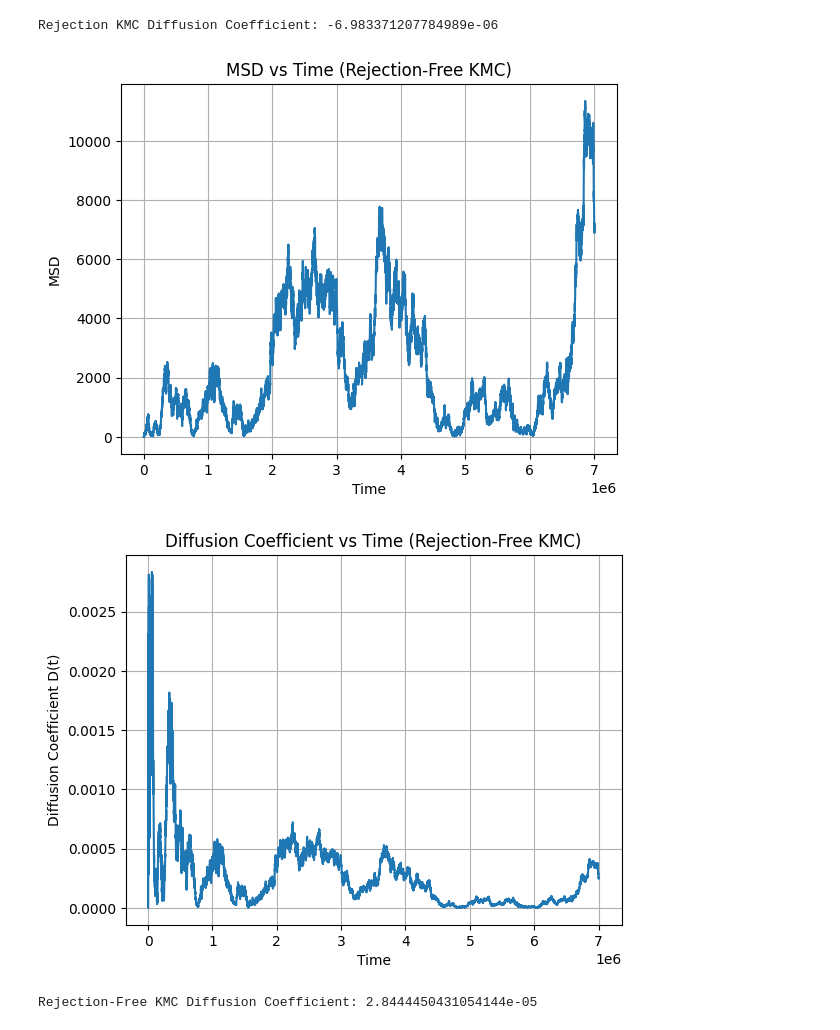
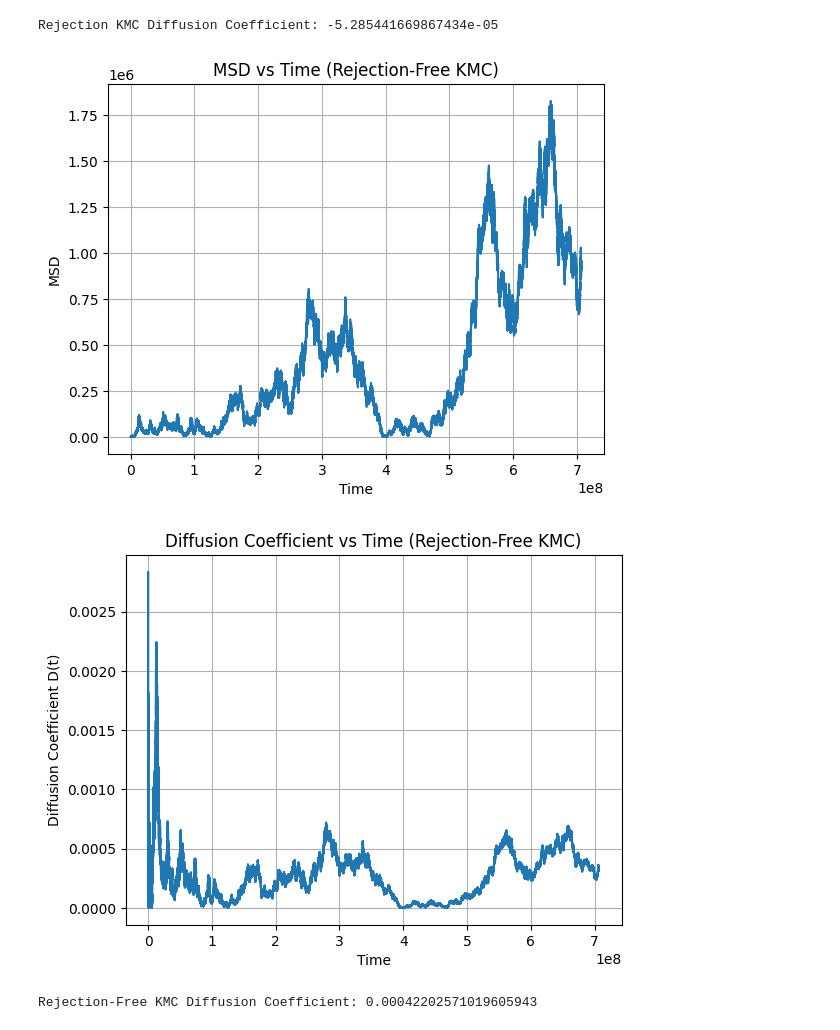
Before and after one commit to NKashyap21/Vacancy-Diffusion-, a Jupyter notebook: VacancySimulation.ipynb, the cells around one changed output. Saved outputs shown, nothing was run; the diff lists cells and outputs as text; code cells hidden in the pictures.

```diff
--- a/VacancySimulation.ipynb
+++ b/VacancySimulation.ipynb
@@ -230,7 +230,7 @@ lattice = Lattice(length=50, numVac=1, seed=42)
 D1 = lattice.rejectionKMC(
     activationEnergy=0.5,
     Temperature=800,
-    iterations=200000
+    iterations=20000000
 )
 
 print("Rejection KMC Diffusion Coefficient:", D1)
@@ -241,7 +241,7 @@ lattice = Lattice(length=50, numVac=1, seed=42)
 D2 = lattice.rejectionFreeKMC(
     activationEnergy=0.5,
     Temperature=800,
-    iterations=20000
+    iterations=2000000
 )
 
 print("Rejection-Free KMC Diffusion Coefficient:", D2)
@@ -251,4 +251,4 @@ print("Rejection-Free KMC Diffusion Coefficient:", D2)
-Rejection KMC Diffusion Coefficient: -6.983371207784989e-06
+Rejection KMC Diffusion Coefficient: -5.285441669867434e-05
-[figure, old version]
+[figure, new version]
-[figure, old version]
+[figure, new version]
-Rejection-Free KMC Diffusion Coefficient: 2.8444450431054144e-05
+Rejection-Free KMC Diffusion Coefficient: 0.00042202571019605943
```
Also changed, not shown: parts of 1 cell of this notebook.
